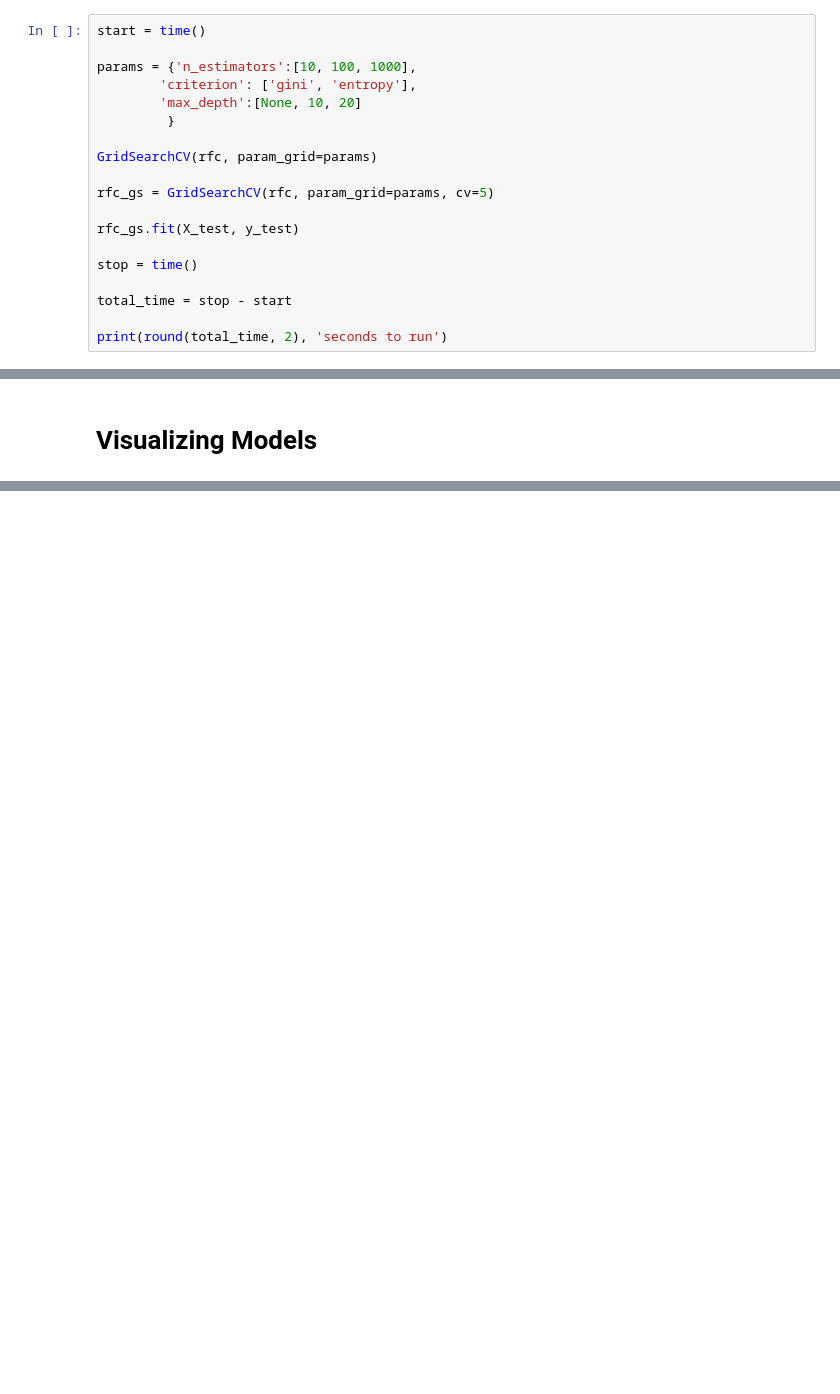
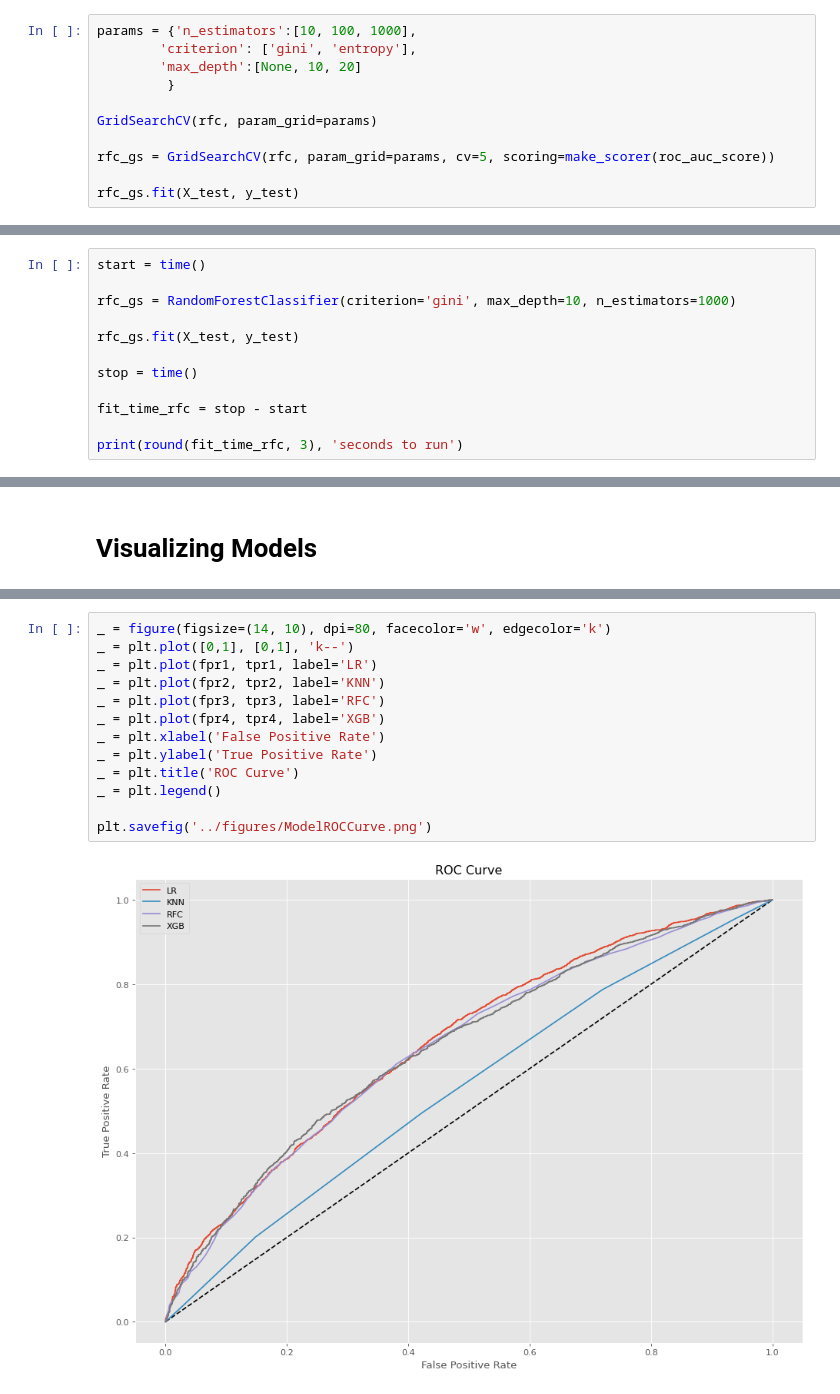
Before and after one commit to memanuel0109/Capstone_Project_Two, a Jupyter notebook: notebooks/4_Modeling.ipynb, the cells around one changed output, grey strips where cells are left out. Drawn from its saved outputs; the diff is of its cells as text; blank space fills up the shorter version.

```diff
--- a/notebooks/4_Modeling.ipynb
+++ b/notebooks/4_Modeling.ipynb
@@ -319,6 +346,4 @@ array([[1980, 1199],
 # %%
-start = time()
-
 params = {'n_estimators':[10, 100, 1000],
         'criterion': ['gini', 'entropy'],
         'max_depth':[None, 10, 20]
@@ -326,13 +351,7 @@ params = {'n_estimators':[10, 100, 1000],
 
 GridSearchCV(rfc, param_grid=params)
 
-rfc_gs = GridSearchCV(rfc, param_grid=params, cv=5)
+rfc_gs = GridSearchCV(rfc, param_grid=params, cv=5, scoring=make_scorer(roc_auc_score))
 
 rfc_gs.fit(X_test, y_test)
-
-stop = time()
-
-total_time = stop - start
-
-print(round(total_time, 2), 'seconds to run')
 # %% [output]
@@ -349,0 +382,12 @@ rfc_gs.best_score_
+# %%
+start = time()
+
+rfc_gs = RandomForestClassifier(criterion='gini', max_depth=10, n_estimators=1000)
+
+rfc_gs.fit(X_test, y_test)
+
+stop = time()
+
+fit_time_rfc = stop - start
+
+print(round(fit_time_rfc, 3), 'seconds to run')
@@ -480,3 +544,18 @@ fpr8, tpr8, thresholds8 = roc_curve(y_test, prob_xgb_gs[:,1])
+# %%
+_ = figure(figsize=(14, 10), dpi=80, facecolor='w', edgecolor='k')
+_ = plt.plot([0,1], [0,1], 'k--')
+_ = plt.plot(fpr1, tpr1, label='LR')
+_ = plt.plot(fpr2, tpr2, label='KNN')
+_ = plt.plot(fpr3, tpr3, label='RFC')
+_ = plt.plot(fpr4, tpr4, label='XGB')
+_ = plt.xlabel('False Positive Rate')
+_ = plt.ylabel('True Positive Rate')
+_ = plt.title('ROC Curve')
+_ = plt.legend()
+
+plt.savefig('../figures/ModelROCCurve.png')
+# %% [output]
+[figure, added]
 # %%
 _ = figure(figsize=(14, 10), dpi=80, facecolor='w', edgecolor='k')
 _ = plt.plot([0,1], [0,1], 'k--')
```
Also changed, not shown: parts of 97 cells of this notebook.
